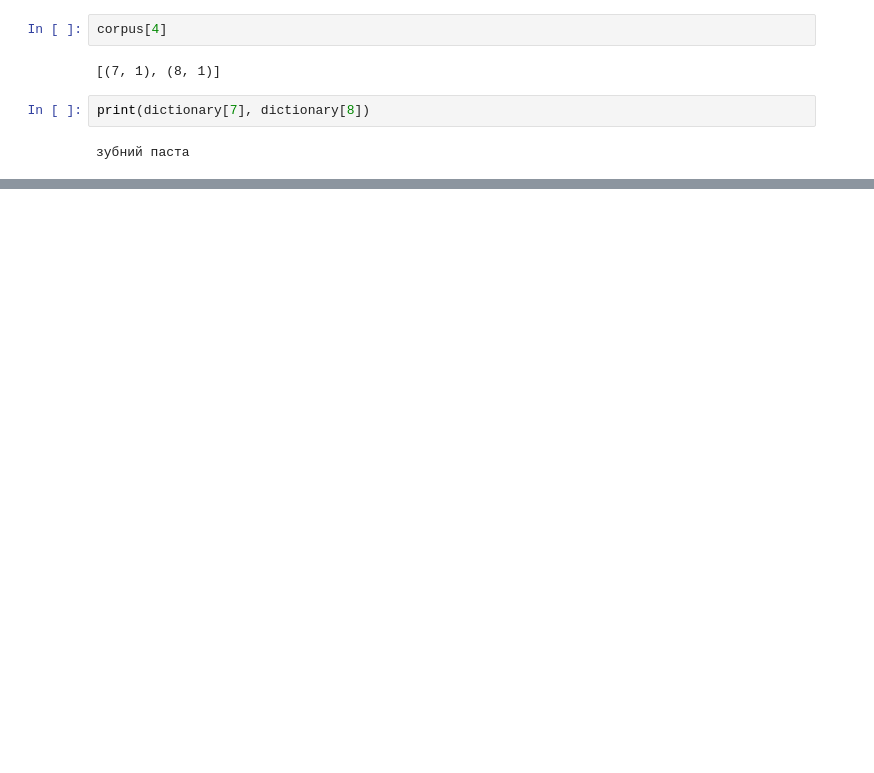
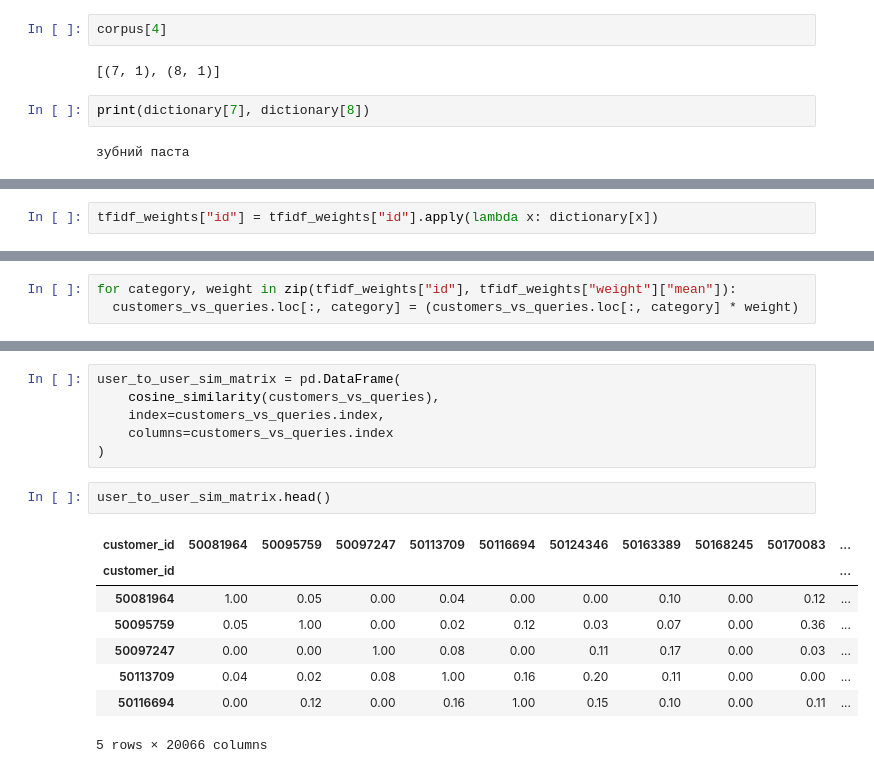
Before and after one commit to denisvivdenko/recommended-system-with-nlp, a Jupyter notebook: recommended_systems.ipynb, the cells around one changed output, grey strips where cells are left out. Saved outputs shown, nothing was run; the diff lists cells and outputs as text; blank space fills up the shorter version.

Commit message:
feat: build cousine similarity matrix

```diff
--- a/recommended_systems.ipynb
+++ b/recommended_systems.ipynb
@@ -399,0 +446,2 @@ print(dictionary[7], dictionary[8])
+# %%
+tfidf_weights["id"] = tfidf_weights["id"].apply(lambda x: dictionary[x])
@@ -399,0 +458,3 @@ print(dictionary[7], dictionary[8])
+# %%
+for category, weight in zip(tfidf_weights["id"], tfidf_weights["weight"]["mean"]):
+  customers_vs_queries.loc[:, category] = (customers_vs_queries.loc[:, category] * weight)
@@ -399,0 +472,17 @@ print(dictionary[7], dictionary[8])
+# %%
+user_to_user_sim_matrix = pd.DataFrame(
+    cosine_similarity(customers_vs_queries),
+    index=customers_vs_queries.index,
+    columns=customers_vs_queries.index
+)
+# %%
+user_to_user_sim_matrix.head()
+# %% [output]
+| customer_id | 50081964 | 50095759 | 50097247 | 50113709 | 50116694 | 50124346 | 50163389 | 50168245 | 50170083 | ... |
+| customer_id |  |  |  |  |  |  |  |  |  | ... |
+| 50081964 | 1.00 | 0.05 | 0.00 | 0.04 | 0.00 | 0.00 | 0.10 | 0.00 | 0.12 | ... |
+| 50095759 | 0.05 | 1.00 | 0.00 | 0.02 | 0.12 | 0.03 | 0.07 | 0.00 | 0.36 | ... |
+| 50097247 | 0.00 | 0.00 | 1.00 | 0.08 | 0.00 | 0.11 | 0.17 | 0.00 | 0.03 | ... |
+| 50113709 | 0.04 | 0.02 | 0.08 | 1.00 | 0.16 | 0.20 | 0.11 | 0.00 | 0.00 | ... |
+| 50116694 | 0.00 | 0.12 | 0.00 | 0.16 | 1.00 | 0.15 | 0.10 | 0.00 | 0.11 | ... |
+5 rows × 20066 columns
```
Also changed, not shown: parts of 25 cells of this notebook.
